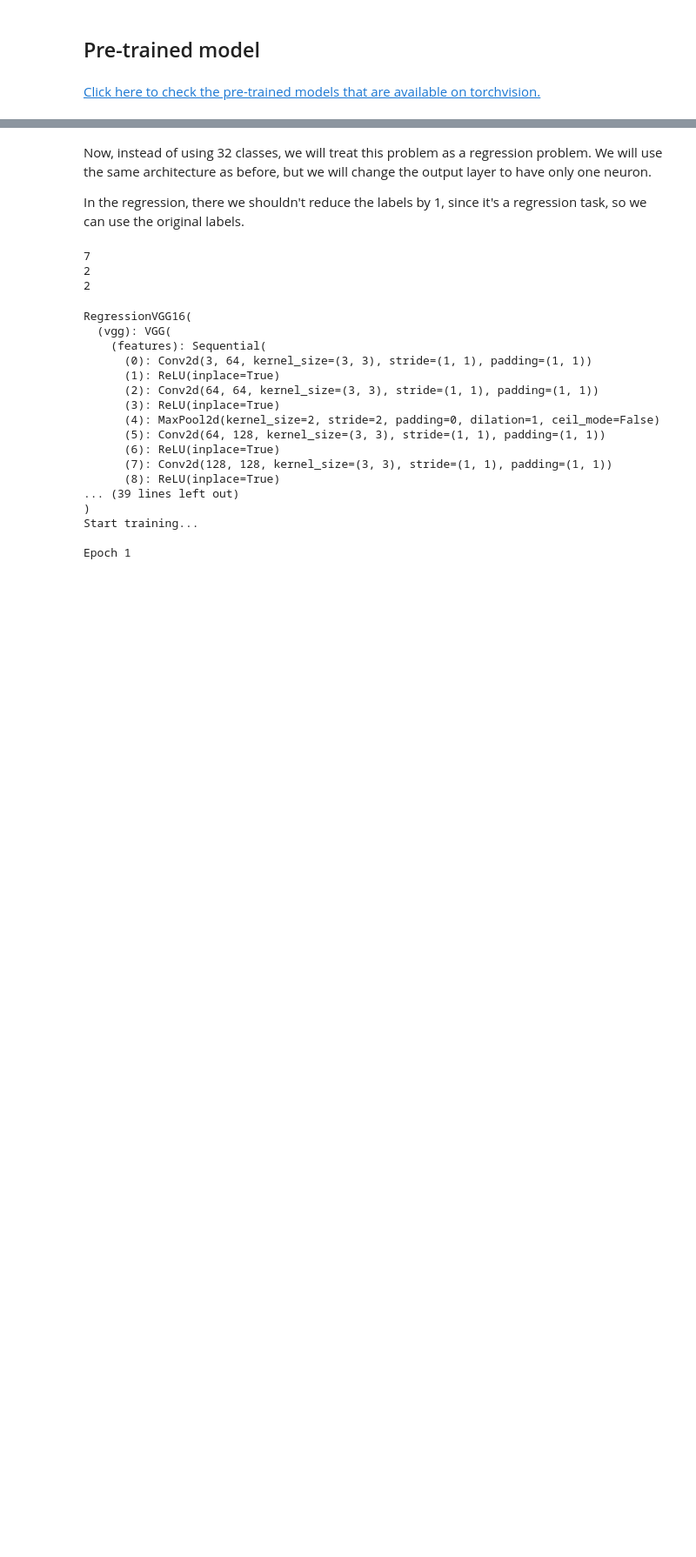
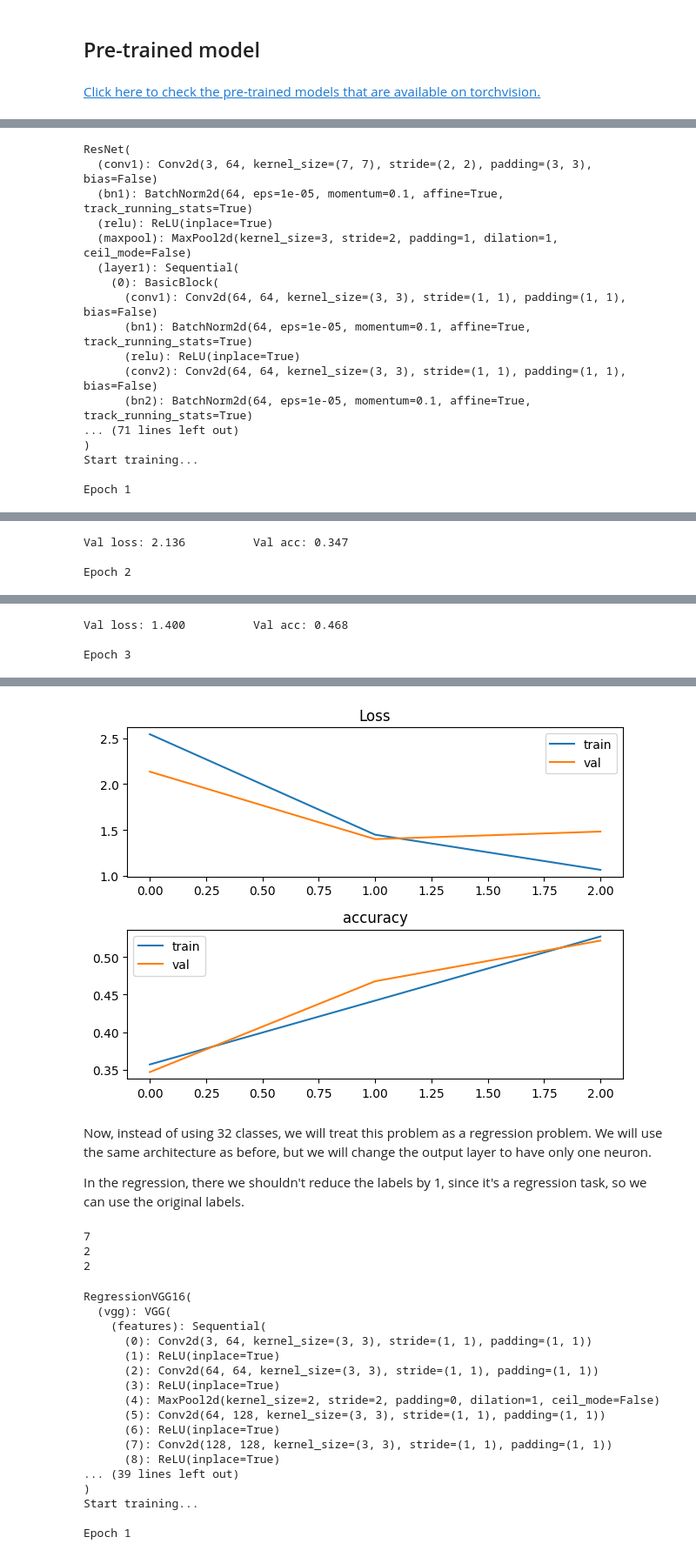
Before and after one commit to Johnny-droid/Lego-Image-Detector, a Jupyter notebook: p2/task2.ipynb, the cells around one changed output, grey strips where cells are left out. Shown: that part at 87% size. Cells and saved outputs as stored; diff of their text form; code cells hidden in the pictures; blank space fills up the shorter version.

```diff
--- a/p2/task2.ipynb
+++ b/p2/task2.ipynb
@@ -144,7 +146,7 @@ print(lego_counts)
 np.random.shuffle(imgs)
 
 # Size of dataset that we will be using:
-datasetSize = 300
+datasetSize = 200
 
 """
 # If we want to keep them stratified
@@ -171,7 +173,7 @@ val_imgs = sampled_imgs[int(datasetSize * 0.7):int(datasetSize * 0.85)]
 test_imgs = sampled_imgs[int(datasetSize * 0.85):]
 """
 # imgs_32 = [img for img in imgs if img[1] == 32]
-# imgs = imgs[:datasetSize]
+imgs = imgs[:datasetSize]
 # imgs.extend(imgs_32)
 
 # pick the first 70% of the images for training
@@ -626,3 +607,39 @@ confusion_matrix = buildConfusionMatrix(preds, labels)
 print(confusion_matrix)
 # Display confusion matrix
 display_confusion_matrix(confusion_matrix)
+# %%
+# Try with ResNet
+resnet = models.resnet18(pretrained=True)
+resnet.fc = nn.Linear(512, 32)
+resnet.to(device)
+
+print(resnet)
+
+# Train network for n epochs
+num_epochs = 50
+model_name = 'resnet18'
+
+loss_fn = nn.CrossEntropyLoss()
+optimizer_resnet = torch.optim.SGD(resnet.parameters(), lr=0.01)
+
+resnet_train_history, resnet_val_history = train(resnet, model_name, num_epochs, train_dataloader, validation_dataloader, loss_fn, optimizer_resnet)
+
+plotTrainingHistory(resnet_train_history, resnet_val_history)
+# %% [output]
+ResNet(
+  (conv1): Conv2d(3, 64, kernel_size=(7, 7), stride=(2, 2), padding=(3, 3), bias=False)
+  (bn1): BatchNorm2d(64, eps=1e-05, momentum=0.1, affine=True, track_running_stats=True)
+  (relu): ReLU(inplace=True)
+  (maxpool): MaxPool2d(kernel_size=3, stride=2, padding=1, dilation=1, ceil_mode=False)
+  (layer1): Sequential(
+    (0): BasicBlock(
+      (conv1): Conv2d(64, 64, kernel_size=(3, 3), stride=(1, 1), padding=(1, 1), bias=False)
+      (bn1): BatchNorm2d(64, eps=1e-05, momentum=0.1, affine=True, track_running_stats=True)
+      (relu): ReLU(inplace=True)
+      (conv2): Conv2d(64, 64, kernel_size=(3, 3), stride=(1, 1), padding=(1, 1), bias=False)
+      (bn2): BatchNorm2d(64, eps=1e-05, momentum=0.1, affine=True, track_running_stats=True)
+... (71 lines left out)
+)
+Start training...
+
+Epoch 1
@@ -628,0 +647,3 @@ display_confusion_matrix(confusion_matrix)
+Val loss: 2.136          Val acc: 0.347
+
+Epoch 2
@@ -628,0 +651,3 @@ display_confusion_matrix(confusion_matrix)
+Val loss: 1.400          Val acc: 0.468
+
+Epoch 3
@@ -628,0 +657 @@ display_confusion_matrix(confusion_matrix)
+[figure, added]
```
Also changed, not shown: parts of 7 cells of this notebook, 5 other files.
